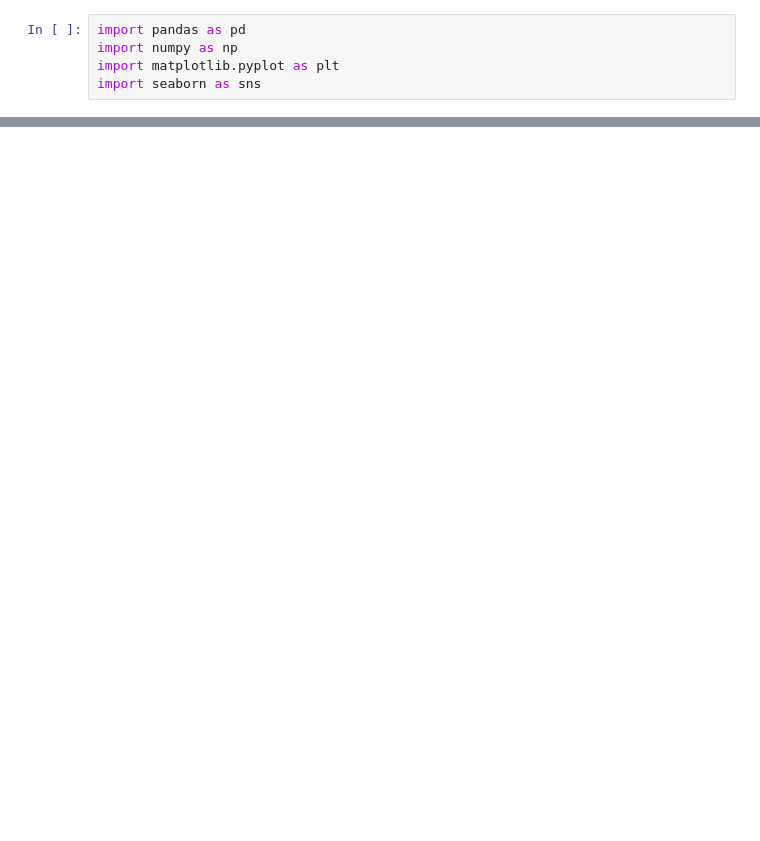
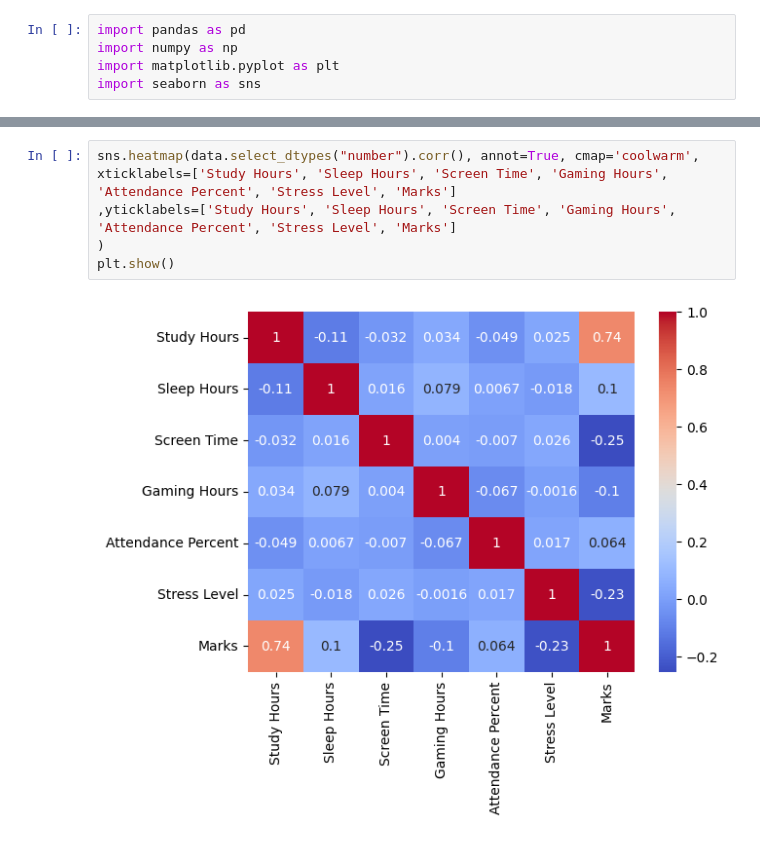
Before and after one commit to mrjaykayy/student_performance, a Jupyter notebook: students_analysis.ipynb, the cells around one changed output, grey strips where cells are left out. Saved outputs shown, nothing was run; the diff lists cells and outputs as text; blank space fills up the shorter version.

```diff
--- a/students_analysis.ipynb
+++ b/students_analysis.ipynb
@@ -58,0 +78,7 @@ Text(0.5, 0, 'Sleep Hours')
+# %%
+sns.heatmap(data.select_dtypes("number").corr(), annot=True, cmap='coolwarm', xticklabels=['Study Hours', 'Sleep Hours', 'Screen Time', 'Gaming Hours', 'Attendance Percent', 'Stress Level', 'Marks']
+,yticklabels=['Study Hours', 'Sleep Hours', 'Screen Time', 'Gaming Hours', 'Attendance Percent', 'Stress Level', 'Marks']
+)
+plt.show()
+# %% [output]
+[figure, added]
```
Also changed, not shown: parts of 13 cells of this notebook, 7 other files.
